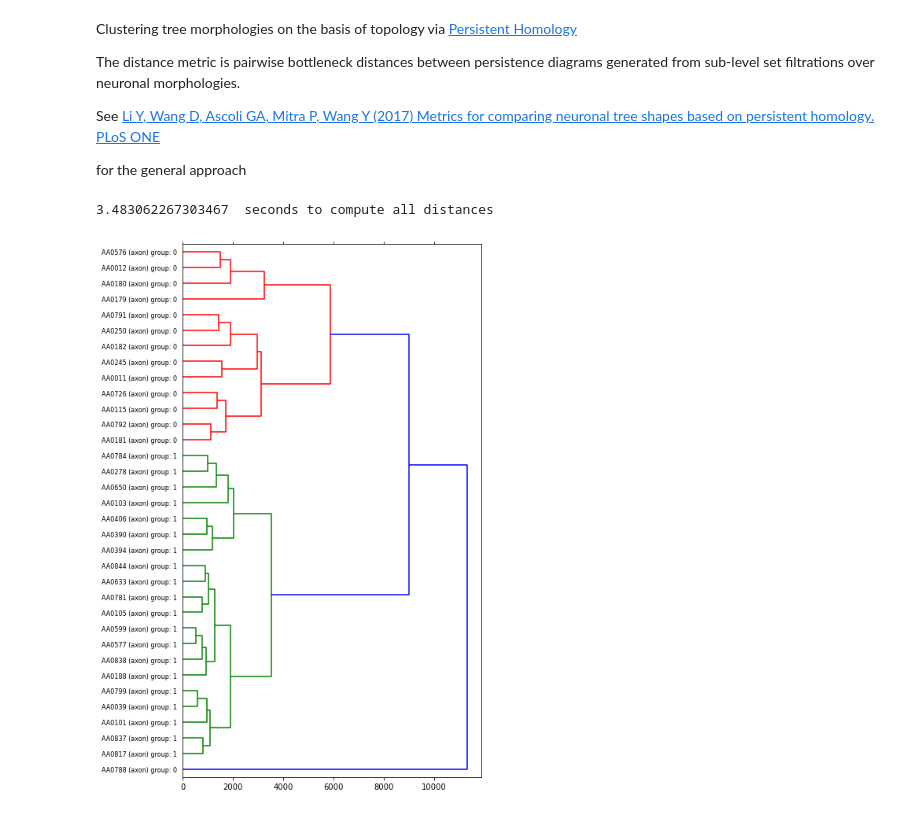
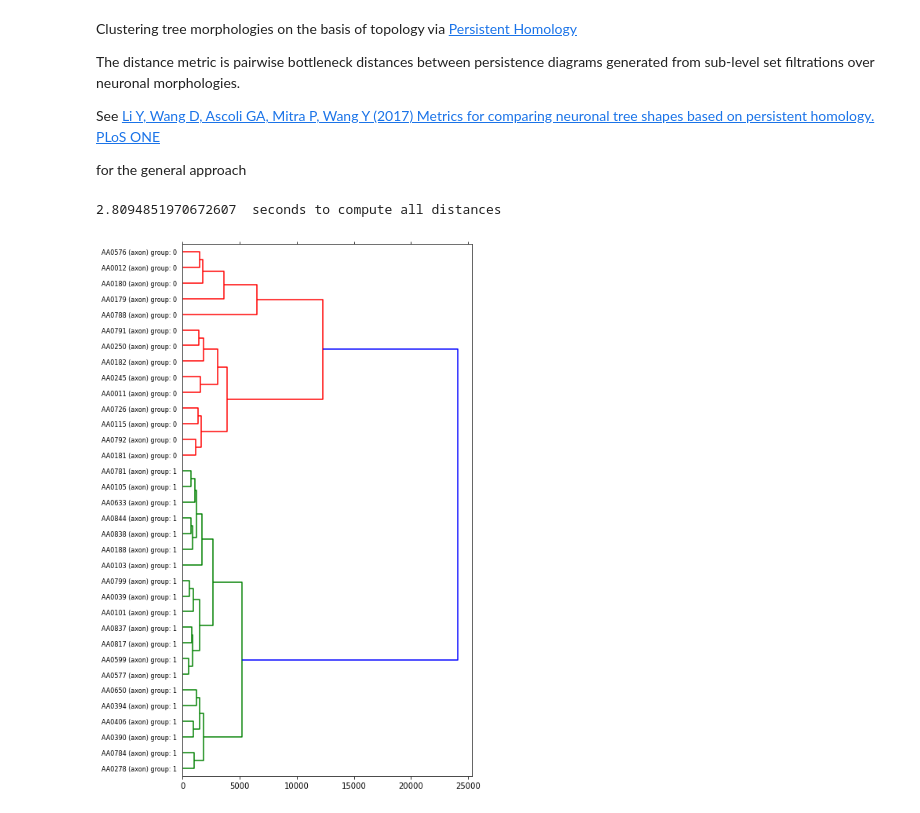
Before and after one commit to fiji/SNT, a Jupyter notebook: notebooks/bottleneck_distance.ipynb, the cells around one changed output. Cells and saved outputs as stored; diff of their text form; code cells hidden in the pictures.

Commit message:
improve bottleneck dist notebook

```diff
--- a/notebooks/bottleneck_distance.ipynb
+++ b/notebooks/bottleneck_distance.ipynb
@@ -124,4 +30,0 @@ def run():
-# %%
-matrix = run()
-# %% [output]
-3.483062267303467  seconds to compute all distances
@@ -128,21 +92,29 @@ matrix = run()
+# %%
+trees = fetch_reconstructions()
+# %%
+matrix = compute(trees)
+# %% [output]
+2.8094851970672607  seconds to compute all distances
 # %%
-# Perform Agglomerative Clustering on the bottleneck distance matrix and plot a dendrogram
-model = AgglomerativeClustering(affinity='precomputed', linkage='complete', distance_threshold=0, n_clusters=None)
+# Perform Hierarchical Clustering on the bottleneck distance matrix and plot a dendrogram
+# of the resulting linkage matrix
 
-# fit the model to the precomputed bottleneck distance matrix
-model = model.fit(matrix)
+# compensate for floating point errors in the bottleneck distance computation
+np.fill_diagonal(matrix, 0)
+# convert to n-choose-2 dimensional vector to pass to linkage function
+mat_arr = squareform(matrix)
+
+linkage_matrix = ward(mat_arr) #define linkage_matrix using Ward's method
 
 fig, ax = plt.subplots(figsize=(7, 10)) # set size
-plot_dendrogram(model)
-
+dendrogram(linkage_matrix, orientation='right', labels=labels)
 plt.tick_params(\
     axis= 'x',         # changes apply to the x-axis
     which='both',      # both major and minor ticks are affected
     bottom='off',      # ticks along the bottom edge are off
     top='off',         # ticks along the top edge are off
     labelbottom='off')
-
-plt.tight_layout() #show plot with tight layout
-# plt.savefig('ward_clusters.png', dpi=200) #save figure as ward_clusters
+plt.tight_layout()
+#plt.savefig('ward_clusters.png', dpi=200)
 # %% [output]
-[figure, old version]
+[figure, new version]
```
Also changed, not shown: parts of 3 cells of this notebook.
